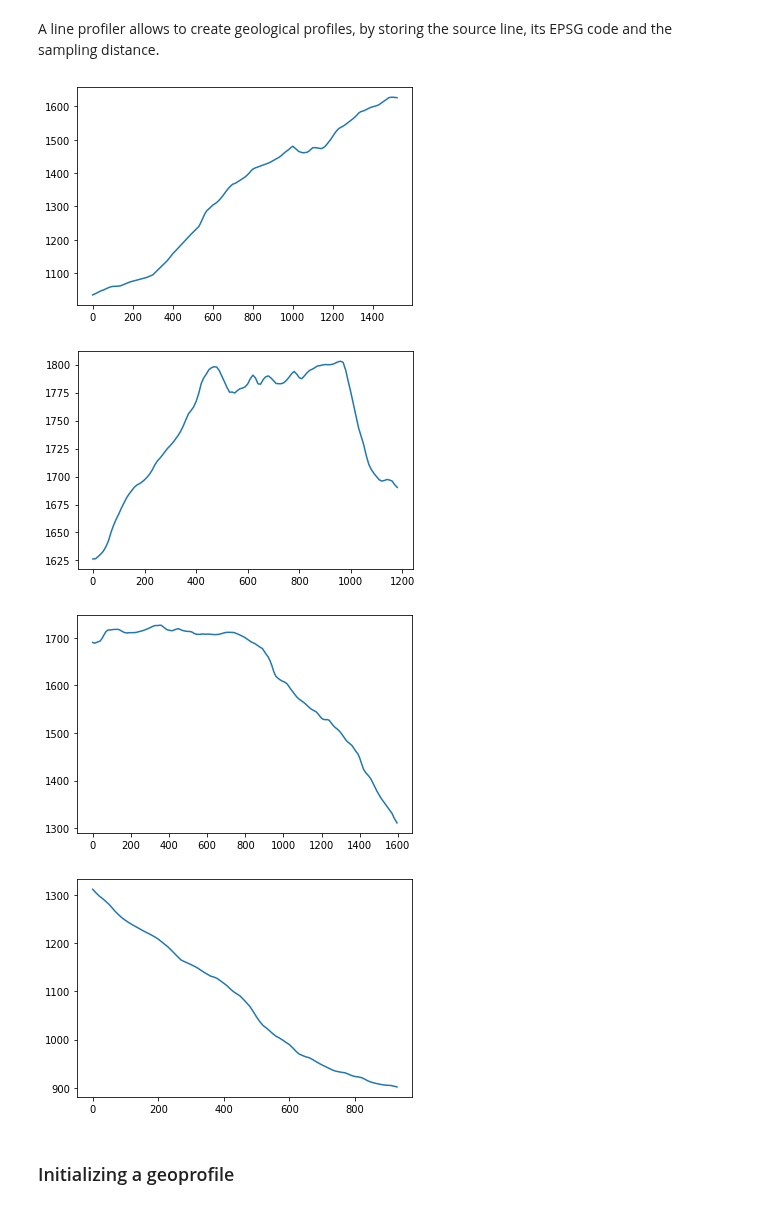
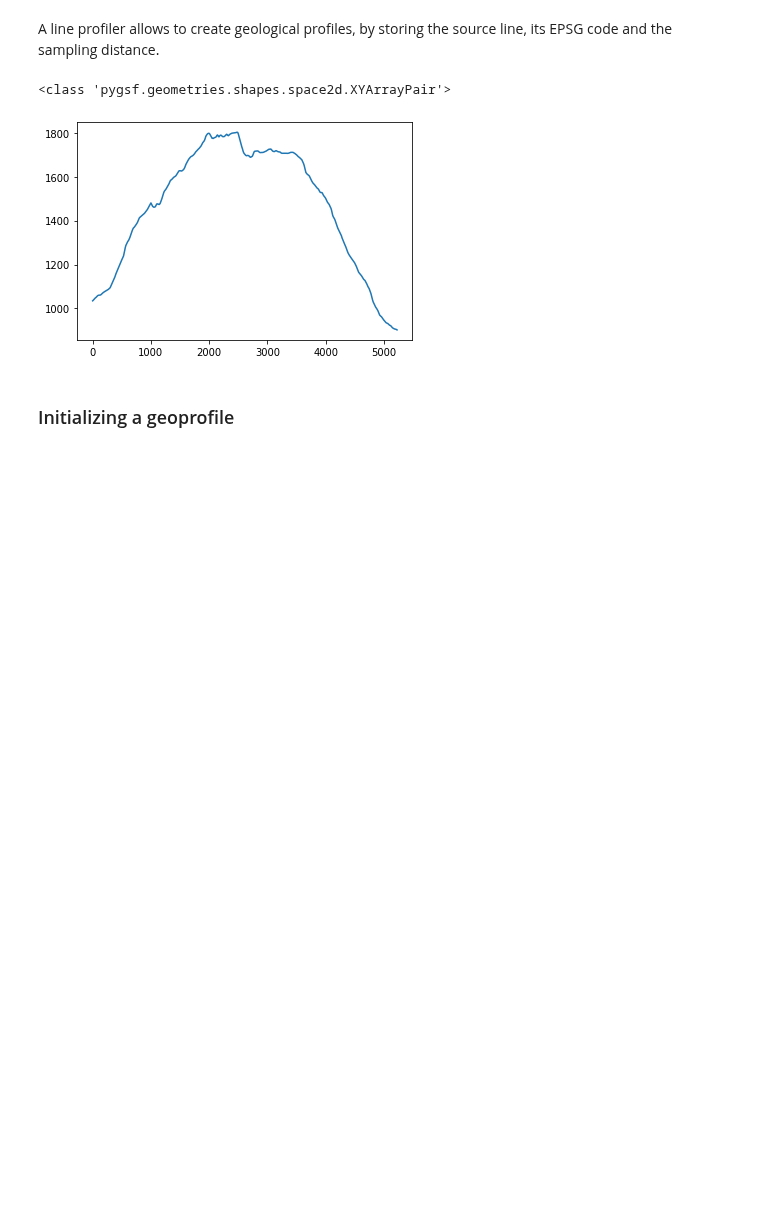
Before and after one commit to mauroalberti/gsf, a Jupyter notebook: docs/notebooks/Geologic profiles with pygsf - dev.ipynb, the cells around one changed output. Cells and saved outputs as stored; diff of their text form; code cells hidden in the pictures; blank space fills up the shorter version.

Commit message:
Converted LineProfiler grid intersection to single XYArrayPair for plotting

```diff
--- a/docs/notebooks/Geologic profiles with pygsf - dev.ipynb
+++ b/docs/notebooks/Geologic profiles with pygsf - dev.ipynb
@@ -155,15 +155,15 @@ line_profiler = LineProfiler(
 # %%
 topographic_profile = line_profiler.profile_grid(
     geoarray=geoarray)
+# %%
+print(type(topographic_profile))
+# %% [output]
+<class 'pygsf.geometries.shapes.space2d.XYArrayPair'>
 # %%
 from pygsf.plots.profiles import plot
-for xy_array in topographic_profile:
-    plot(xy_array)
+fig = plot(topographic_profile)
 # %% [output]
-[figure, old version]
+[figure, new version]
-[figure, removed]
-[figure, removed]
-[figure, removed]
 # %% [markdown]
 ### Initializing a geoprofile
 # %% [markdown]
```
Also changed, not shown: parts of 1 cell of this notebook, 1 other file.
